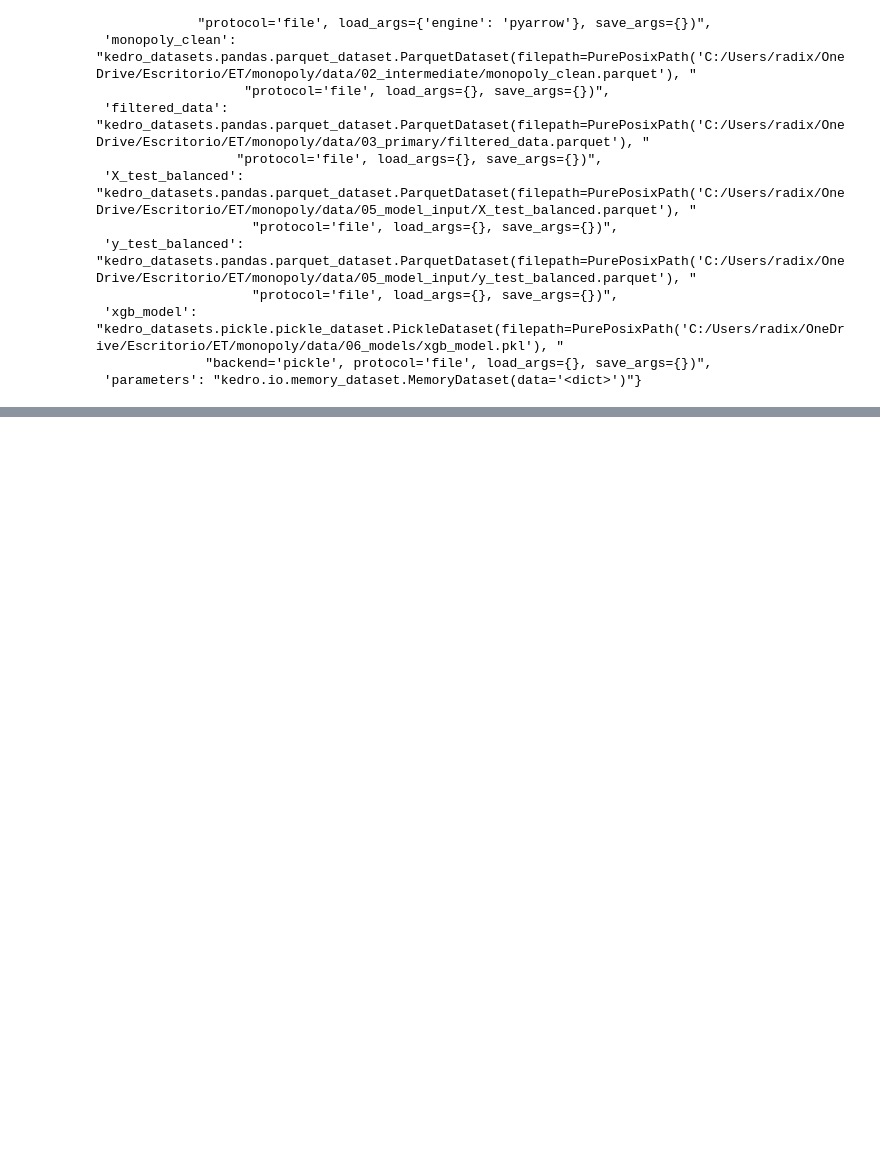
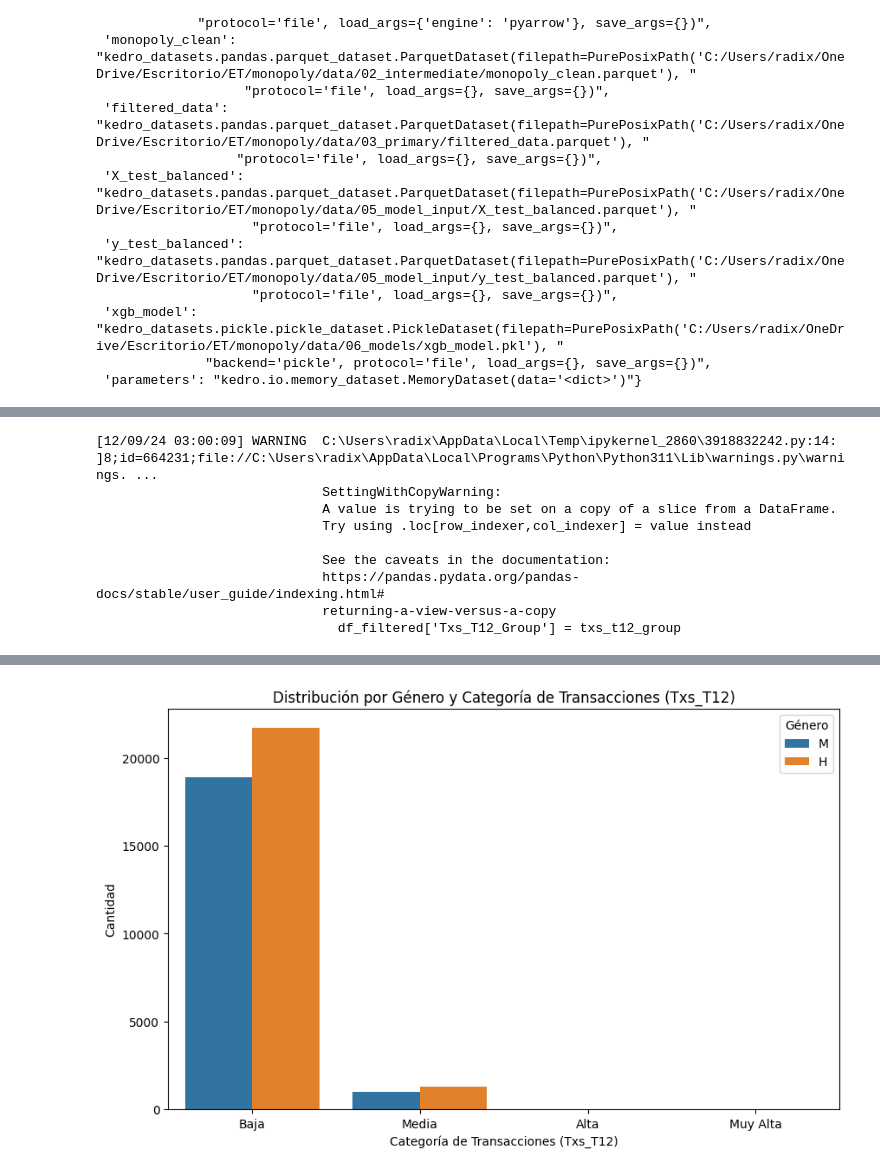
Before and after one commit to JuanAmpuero06/monopoly, a Jupyter notebook: notebooks/Phase 2 understanding the data.ipynb, the cells around one changed output, grey strips where cells are left out. Drawn from its saved outputs; the diff is of its cells as text; code cells hidden in the pictures; blank space fills up the shorter version.

```diff
--- a/notebooks/Phase 2 understanding the data.ipynb
+++ b/notebooks/Phase 2 understanding the data.ipynb
@@ -88,3 +55,37 @@ df.head()
 | 3 | 4 | 151 | H | 13.0 | 46 | 172447.0 | 134 | 0 | 1 | 0 | ... |
 | 4 | 5 | 170 | H | 13.0 | 46 | 805250.0 | 116 | 0 | 1 | 1 | ... |
 5 rows × 574 columns
+# %%
+# Filtrar valores nulos en la columna de género y asegurarse de que solo queden "M" y "H"
+df_filtered = df[df['Sexo'].isin(['M', 'H'])]
+
+# Crear una copia temporal de la columna 'Txs_T12' y convertirla a numérico sin modificar el dataset original
+txs_t12_temp = pd.to_numeric(df_filtered['Txs_T12'], errors='coerce')
+
+# Crear una nueva variable temporal que agrupe Txs_T12 en categorías
+# Definir los rangos de las transacciones (ajusta estos valores según el contexto de tus datos)
+bins = [0, 10, 50, 100, float('inf')]  # Rango de transacciones
+labels = ['Baja', 'Media', 'Alta', 'Muy Alta']  # Etiquetas para cada rango
+txs_t12_group = pd.cut(txs_t12_temp, bins=bins, labels=labels, right=False)
+
+# Añadir la columna temporal al dataframe filtrado para usarla en el gráfico
+df_filtered['Txs_T12_Group'] = txs_t12_group
+
+# Gráfico de barras para la distribución por género y las transacciones agrupadas
+plt.figure(figsize=(10, 6))
+sns.countplot(data=df_filtered, x='Txs_T12_Group', hue='Sexo')
+plt.title('Distribución por Género y Categoría de Transacciones (Txs_T12)')
+plt.xlabel('Categoría de Transacciones (Txs_T12)')
+plt.ylabel('Cantidad')
+plt.legend(title="Género")
+plt.show()
+# %% [output]
+[12/09/24 03:00:09] WARNING  C:\Users\radix\AppData\Local\Temp\ipykernel_2860\3918832242.py:14:     ]8;id=664231;file://C:\Users\radix\AppData\Local\Programs\Python\Python311\Lib\warnings.py\warnings. ...
+                             SettingWithCopyWarning:
+                             A value is trying to be set on a copy of a slice from a DataFrame.
+                             Try using .loc[row_indexer,col_indexer] = value instead
+
+                             See the caveats in the documentation:
+                             https://pandas.pydata.org/pandas-docs/stable/user_guide/indexing.html#
+                             returning-a-view-versus-a-copy
+                               df_filtered['Txs_T12_Group'] = txs_t12_group
@@ -91 +93,2 @@ df.head()
+[figure, added]
 # %%
```
Also changed, not shown: parts of 10 cells of this notebook, 1 other file.
